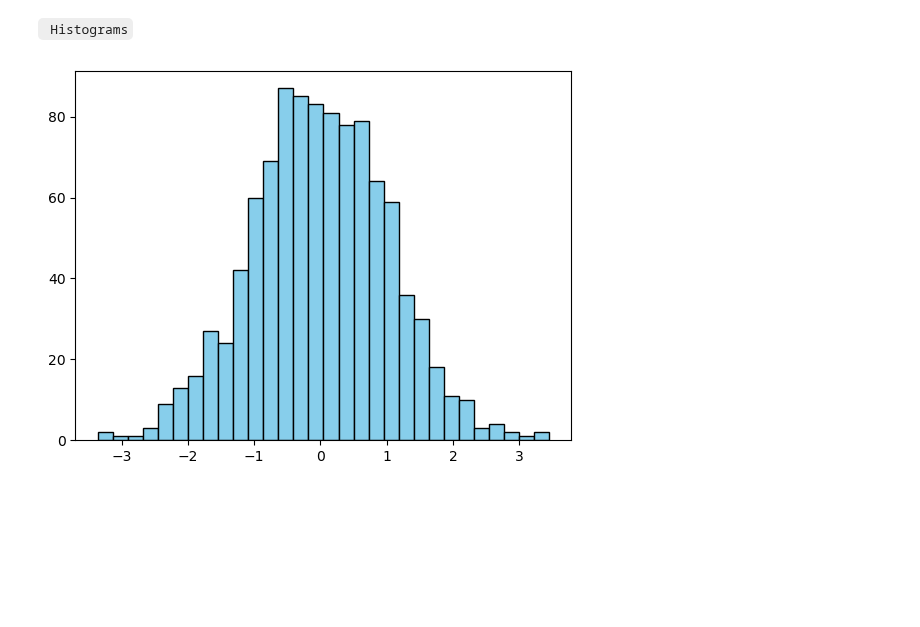
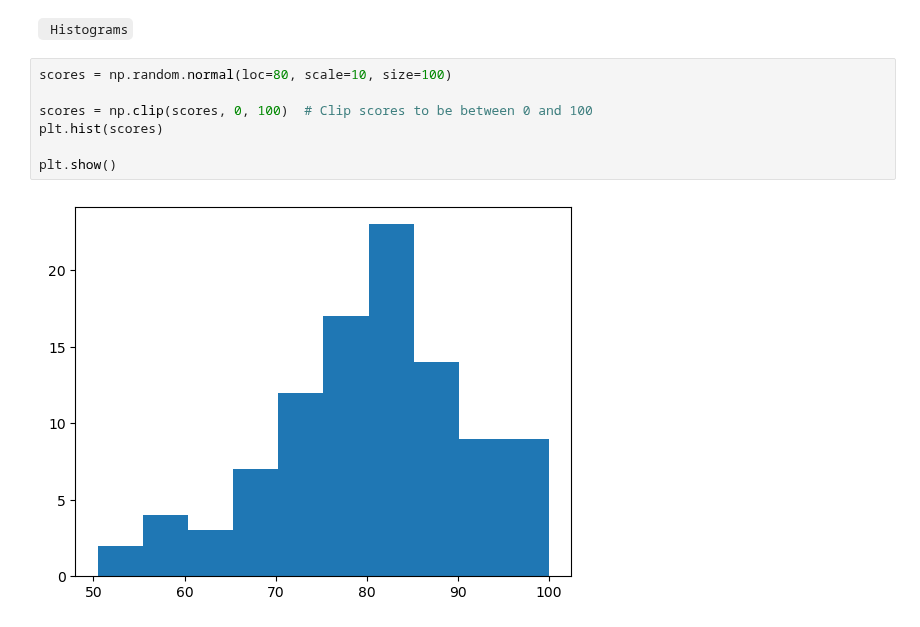
Before and after one commit to Gowtham-314/daily_python_concept, a Jupyter notebook: matplotlib/learn_matplotlib.ipynb, the cells around one changed output. Drawn from its saved outputs; the diff is of its cells as text; blank space fills up the shorter version.

````diff
--- a/matplotlib/learn_matplotlib.ipynb
+++ b/matplotlib/learn_matplotlib.ipynb
@@ -301,5 +301,11 @@ plt.show()
 # %% [markdown]
 ``` Histograms```
 # %%
+scores = np.random.normal(loc=80, scale=10, size=100)
+
+scores = np.clip(scores, 0, 100)  # Clip scores to be between 0 and 100
+plt.hist(scores)
+
+plt.show()
 # %% [output]
-[figure, old version]
+[figure, new version]
````
Also changed, not shown: parts of 1 cell of this notebook.
